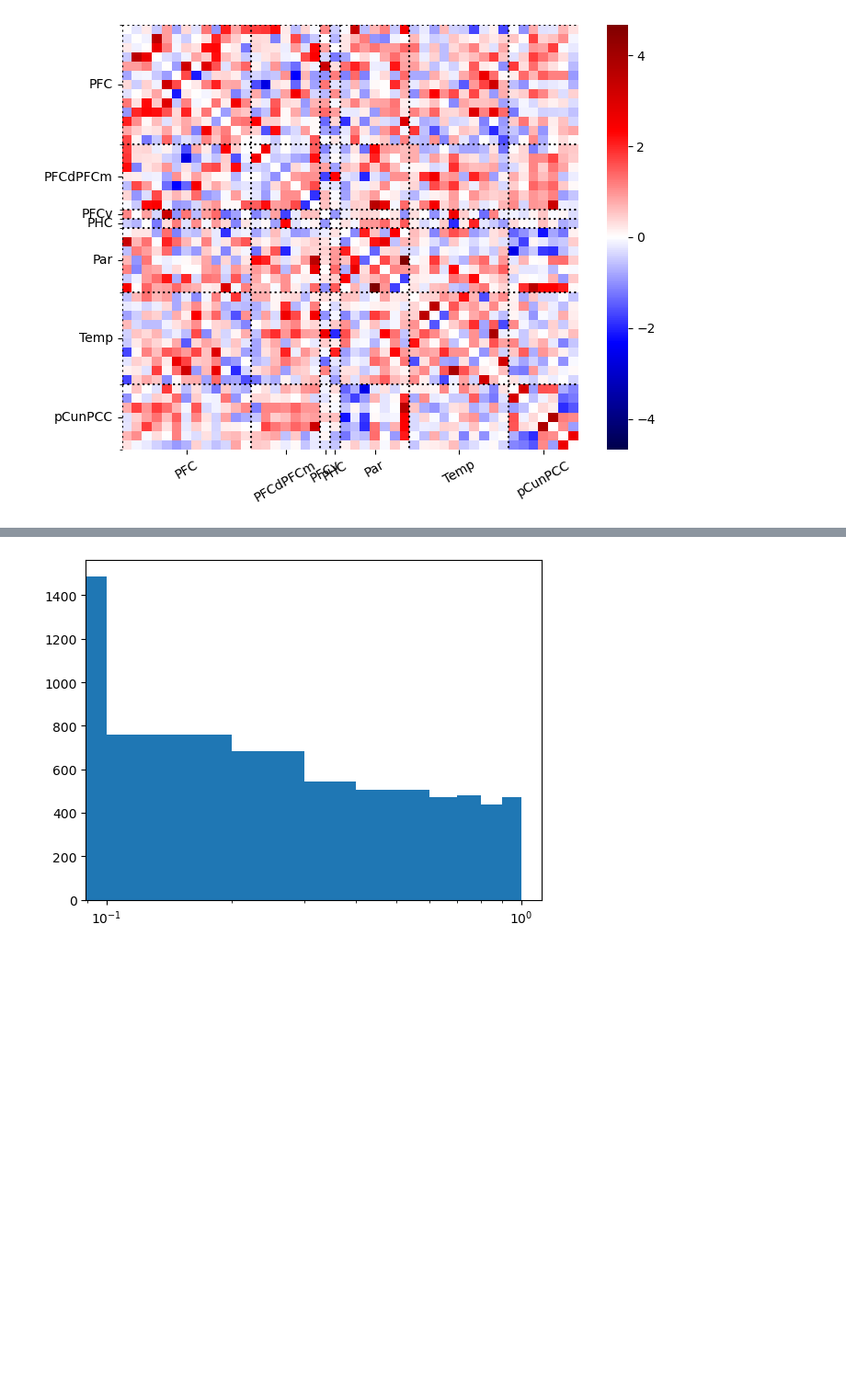
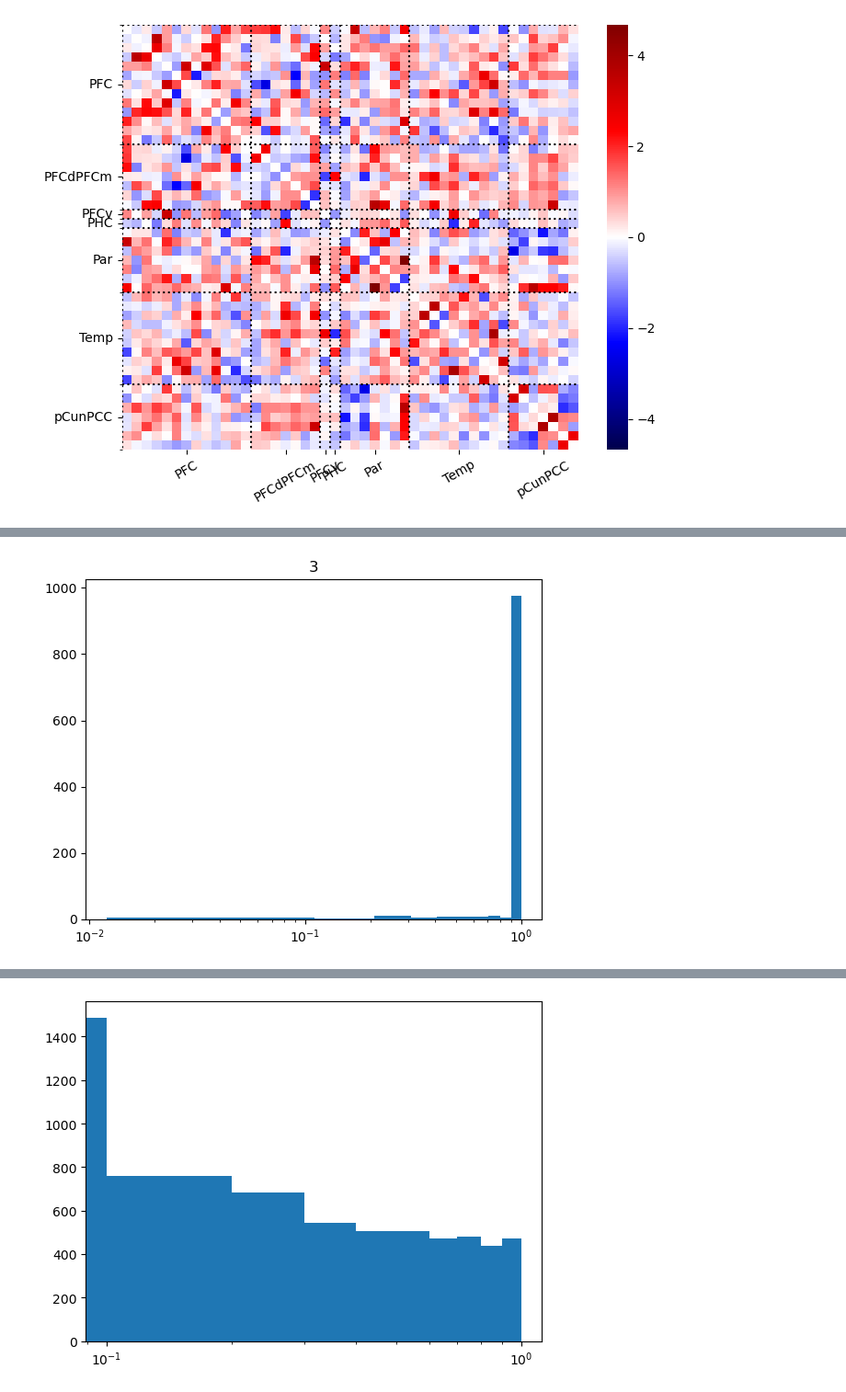
Before and after one commit to jonathan-legrand/cogpred, a Jupyter notebook: predict_cluster_fc.ipynb, the cells around one changed output, grey strips where cells are left out. Shown at 92% size. Saved outputs shown, nothing was run; the diff lists cells and outputs as text; code cells hidden in the pictures; blank space fills up the shorter version.

```diff
--- a/predict_cluster_fc.ipynb
+++ b/predict_cluster_fc.ipynb
@@ -283,0 +336,10 @@ realised_mm = np.mean(hmat, axis=0)
+# %%
+msk = mean_patterns[:, 0].reshape((-1, 1)) <= u
+pwest = np.sum(msk, axis=1) / N
+# %%
+plt.hist(pwest)
+plt.xscale("log")
+plt.title(np.sum(pwest < 0.05))
+plt.show()
+# %% [output]
+[figure, added]
```
Also changed, not shown: parts of 9 cells of this notebook.
